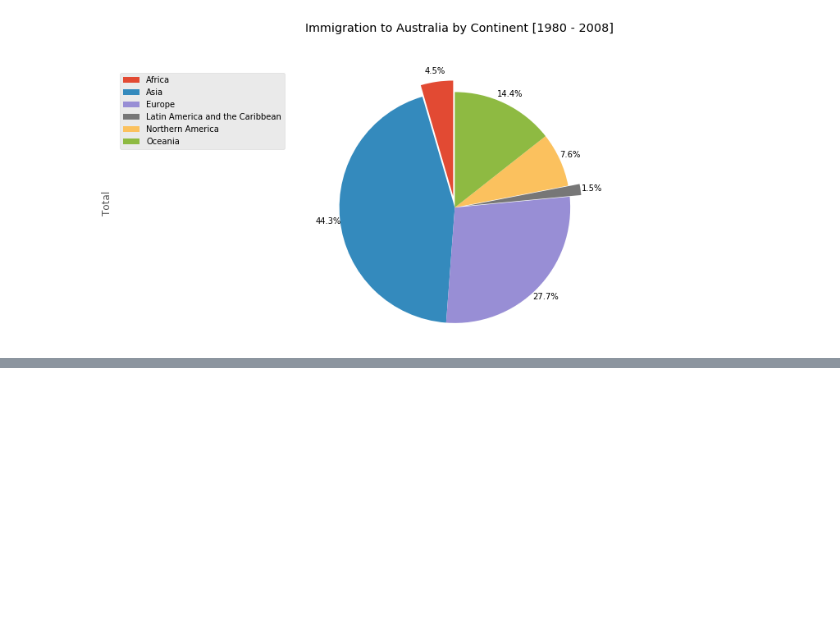
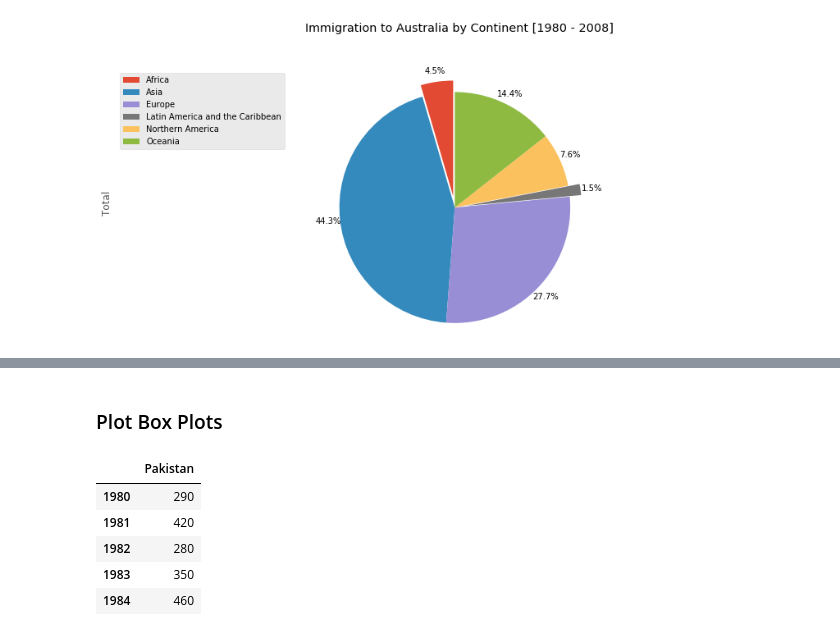
Before and after one commit to AmmaraRazzaq/dataVisualization_with_Python, a Jupyter notebook: Australia_Immigration.ipynb, the cells around one changed output, grey strips where cells are left out. Saved outputs shown, nothing was run; the diff lists cells and outputs as text; code cells hidden in the pictures; blank space fills up the shorter version.

```diff
--- a/Australia_Immigration.ipynb
+++ b/Australia_Immigration.ipynb
@@ -489,0 +479,12 @@ df_percent.plot(kind='pie')
+# %% [markdown]
+### Plot Box Plots
+# %%
+df_pk = df.loc[['Pakistan'], years].transpose()
+df_pk.head()
+# %% [output]
+|  | Pakistan |
+| 1980 | 290 |
+| 1981 | 420 |
+| 1982 | 280 |
+| 1983 | 350 |
+| 1984 | 460 |
```
Also changed, not shown: parts of 3 cells of this notebook.
